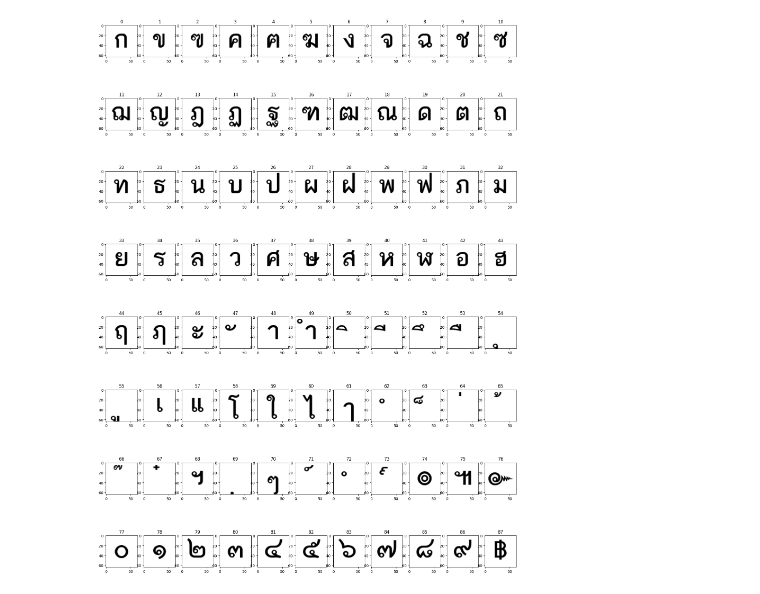
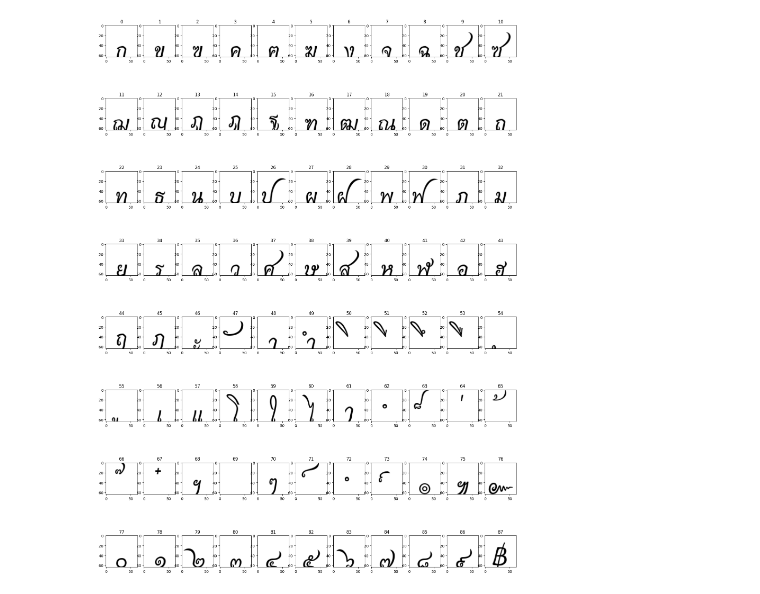
Before and after one commit to Beamlnwza/pimthaigans, a Jupyter notebook: src/notebook/visual.ipynb, the cells around one changed output. Saved outputs shown, nothing was run; the diff lists cells and outputs as text; code cells hidden in the pictures.

```diff
--- a/src/notebook/visual.ipynb
+++ b/src/notebook/visual.ipynb
@@ -12,9 +9,10 @@ The autoreload extension is already loaded. To reload it, use:
 data_path = '../../PimthaiGANS-Dataset/data'
 # %%
 img_plot = Plotter(data_path)
-# %%
-img_plot.plot_88(index=6)
-# %% [output]
-[figure, removed]
+# %%
+check_index = 0
+img_plot.plot_88(index=check_index)
+# %% [output]
+[figure, added]
 # %%
 for i in os.listdir(data_path):
```
Also changed, not shown: parts of 2 cells of this notebook, 5 other files.
